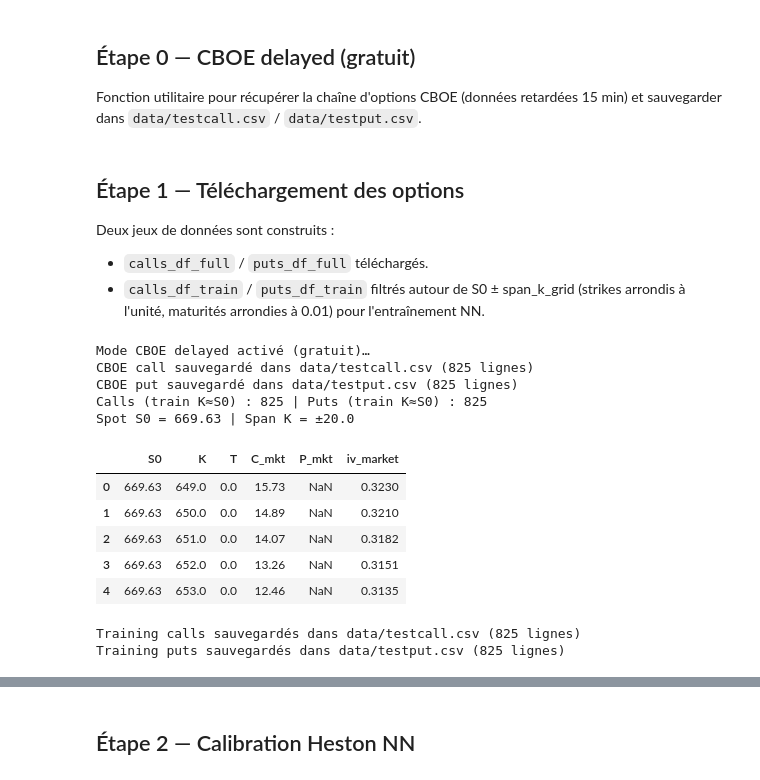
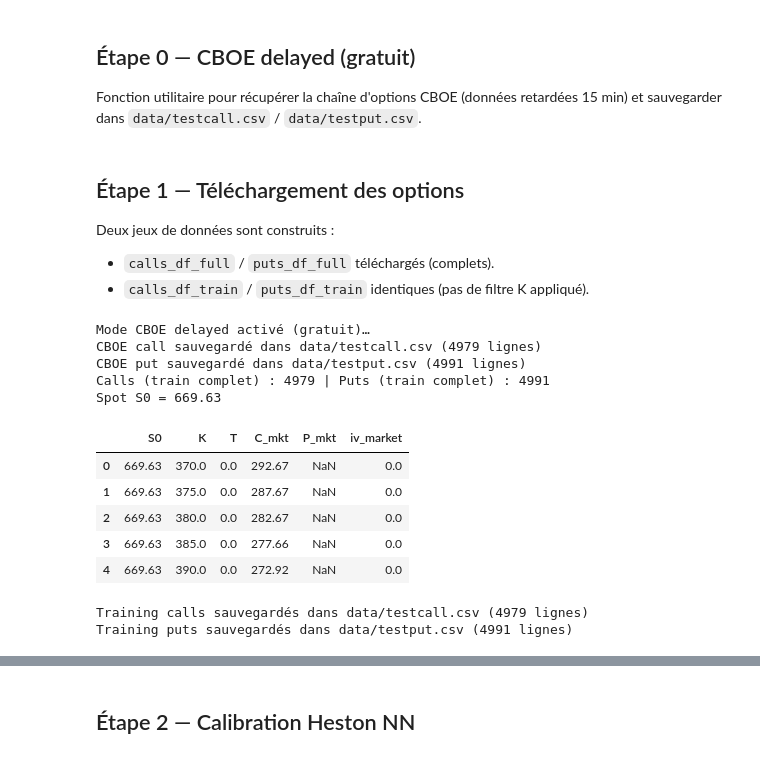
Before and after one commit to nicolassalok1/AllInOne, a Jupyter notebook: heston_pipeline_notebook.ipynb, the cells around one changed output, grey strips where cells are left out. Drawn from its saved outputs; the diff is of its cells as text; code cells hidden in the pictures.

```diff
--- a/heston_pipeline_notebook.ipynb
+++ b/heston_pipeline_notebook.ipynb
@@ -301,8 +301,8 @@ Ticker = SPY | r = 2.00% | q = 0.00%
 
 Fonction utilitaire pour récupérer la chaîne d'options CBOE (données retardées 15 min) et sauvegarder dans `data/testcall.csv` / `data/testput.csv`.
 # %%
-def download_options_cboe(symbol: str, option_type: str = "call", save_csv: bool = True, out_path: str | None = None, k_window: float | None = None):
-    # Chaîne d'options via CBOE delayed (gratuite), avec filtre K autour de S0 si k_window est renseigné
+def download_options_cboe(symbol: str, option_type: str = "call", save_csv: bool = True, out_path: str | None = None):
+    # Chaîne d'options via CBOE delayed (gratuite) sans filtre K
     import numpy as np  # import local pour éviter les surprises
 
     url = f"https://cdn.cboe.com/api/global/delayed_quotes/options/{symbol.upper()}.json"
@@ -315,12 +315,6 @@ def download_options_cboe(symbol: str, option_type: str = "call", save_csv: bool
 
     now = pd.Timestamp.utcnow().tz_localize(None)
     pattern = re.compile(rf"^{symbol.upper()}(?P<expiry>\d{{6}})(?P<cp>[CP])(?P<strike>\d+)$")
-
-    k_vals = None
-    if k_window is not None and not np.isnan(spot):
-        k_min = math.floor(spot - k_window)
-        k_max = math.ceil(spot + k_window)
-        k_vals = set(np.arange(k_min, k_max + 1, 1.0))
 
     rows: list[dict] = []
     for opt in options:
@@ -339,16 +333,12 @@ def download_options_cboe(symbol: str, option_type: str = "call", save_csv: bool
         T = round(T, 2)
 
         strike = int(match.group("strike")) / 1000.0
-        if k_vals is not None:
-            if round(strike, 0) not in k_vals:
-                continue
 
         bid = float(opt.get("bid") or 0.0)
         ask = float(opt.get("ask") or 0.0)
         last = float(opt.get("last_trade_price") or 0.0)
         mid = np.nan
         if bid > 0 and ask > 0:
-        # mid-price arrondi à 2 décimales
             mid = 0.5 * (bid + ask)
         elif last > 0:
             mid = last
@@ -379,62 +369,51 @@ def download_options_cboe(symbol: str, option_type: str = "call", save_csv: bool
 ## Étape 1 — Téléchargement des options
 
 Deux jeux de données sont construits :
-- `calls_df_full` / `puts_df_full` téléchargés.
-- `calls_df_train` / `puts_df_train` filtrés autour de S0 ± span_k_grid (strikes arrondis à l'unité, maturités arrondies à 0.01) pour l'entraînement NN.
+- `calls_df_full` / `puts_df_full` téléchargés (complets).
+- `calls_df_train` / `puts_df_train` identiques (pas de filtre K appliqué).
 # %%
 if use_cboe_data:
     print("Mode CBOE delayed activé (gratuit)…")
-    calls_df_train, S0_ref = download_options_cboe(ticker, "call", save_csv=True, out_path=cboe_save_call, k_window=span_k_grid)
-    puts_df_train, _ = download_options_cboe(ticker, "put", save_csv=True, out_path=cboe_save_put, k_window=span_k_grid)
-    # Pour information uniquement, on réutilise les mêmes datasets pour "full"
-    calls_df_full, puts_df_full = calls_df_train, puts_df_train
+    calls_df_full, S0_ref = download_options_cboe(ticker, "call", save_csv=True, out_path=cboe_save_call)
+    puts_df_full, _ = download_options_cboe(ticker, "put", save_csv=True, out_path=cboe_save_put)
 else:
     calls_df_full = download_options(ticker, "call", years_ahead)
     puts_df_full = download_options(ticker, "put", years_ahead)
     S0_ref = fetch_spot(ticker)
-    # Filtrage autour de S0 pour le NN
-    calls_df_full["T"] = calls_df_full["T"].round(2)
-    puts_df_full["T"] = puts_df_full["T"].round(2)
-    k_min = math.floor(S0_ref - span_k_grid)
-    k_max = math.ceil(S0_ref + span_k_grid)
-    k_vals = np.arange(k_min, k_max + 1, 1.0)
-    def _filter_grid(df: pd.DataFrame) -> pd.DataFrame:
-        if df.empty:
-            return df
-        df = df.copy()
-        df["K_round"] = df["K"].round(0)
-        df = df[df["K_round"].isin(k_vals)]
-        df = df.drop(columns=["K_round"])
-        df["T"] = df["T"].round(2)
-        return df
-    calls_df_train = _filter_grid(calls_df_full)
-    puts_df_train = _filter_grid(puts_df_full)
+
+# Arrondi des maturités au centième
+calls_df_full["T"] = calls_df_full["T"].round(2)
+puts_df_full["T"] = puts_df_full["T"].round(2)
+
+# Jeux d'entraînement = datasets complets
+calls_df_train = calls_df_full.copy()
+puts_df_train = puts_df_full.copy()
 
 # Alias utilisés par la suite
 calls_df = calls_df_train
 puts_df = puts_df_train
 
-print(f"Calls (train K≈S0) : {len(calls_df_train)} | Puts (train K≈S0) : {len(puts_df_train)}")
-print(f"Spot S0 = {S0_ref:.2f} | Span K = ±{span_k_grid}")
+print(f"Calls (train complet) : {len(calls_df_train)} | Puts (train complet) : {len(puts_df_train)}")
+print(f"Spot S0 = {S0_ref:.2f}")
 
 display(calls_df_train.head())
 
-# Sauvegarde des datasets filtrés (train)
+# Sauvegarde des datasets (train)
 calls_df_train.to_csv(cboe_save_call, index=False)
 puts_df_train.to_csv(cboe_save_put, index=False)
 print(f"Training calls sauvegardés dans {cboe_save_call} ({len(calls_df_train)} lignes)")
 print(f"Training puts sauvegardés dans {cboe_save_put} ({len(puts_df_train)} lignes)")
 # %% [output]
 Mode CBOE delayed activé (gratuit)…
-CBOE call sauvegardé dans data/testcall.csv (825 lignes)
-CBOE put sauvegardé dans data/testput.csv (825 lignes)
-Calls (train K≈S0) : 825 | Puts (train K≈S0) : 825
-Spot S0 = 669.63 | Span K = ±20.0
+CBOE call sauvegardé dans data/testcall.csv (4979 lignes)
+CBOE put sauvegardé dans data/testput.csv (4991 lignes)
+Calls (train complet) : 4979 | Puts (train complet) : 4991
+Spot S0 = 669.63
 |  | S0 | K | T | C_mkt | P_mkt | iv_market |
-| 0 | 669.63 | 649.0 | 0.0 | 15.73 | NaN | 0.3230 |
-| 1 | 669.63 | 650.0 | 0.0 | 14.89 | NaN | 0.3210 |
-| 2 | 669.63 | 651.0 | 0.0 | 14.07 | NaN | 0.3182 |
-| 3 | 669.63 | 652.0 | 0.0 | 13.26 | NaN | 0.3151 |
-| 4 | 669.63 | 653.0 | 0.0 | 12.46 | NaN | 0.3135 |
+| 0 | 669.63 | 370.0 | 0.0 | 292.67 | NaN | 0.0 |
+| 1 | 669.63 | 375.0 | 0.0 | 287.67 | NaN | 0.0 |
+| 2 | 669.63 | 380.0 | 0.0 | 282.67 | NaN | 0.0 |
+| 3 | 669.63 | 385.0 | 0.0 | 277.66 | NaN | 0.0 |
+| 4 | 669.63 | 390.0 | 0.0 | 272.92 | NaN | 0.0 |
-Training calls sauvegardés dans data/testcall.csv (825 lignes)
-Training puts sauvegardés dans data/testput.csv (825 lignes)
+Training calls sauvegardés dans data/testcall.csv (4979 lignes)
+Training puts sauvegardés dans data/testput.csv (4991 lignes)
```
Also changed, not shown: parts of 4 cells of this notebook, 2 other files.
